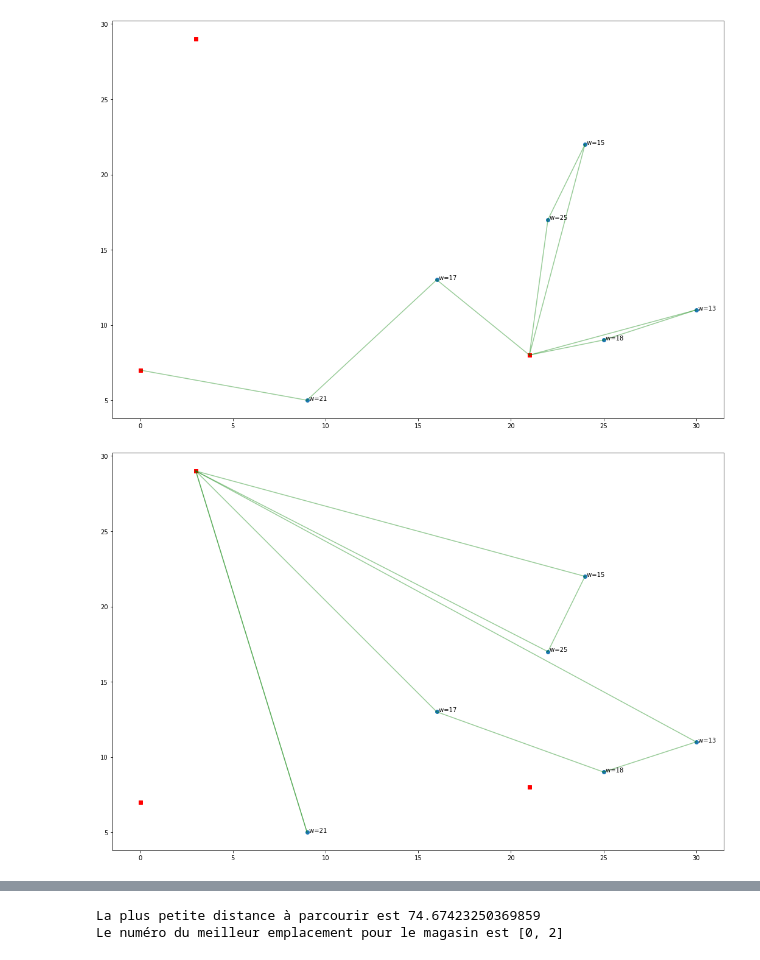
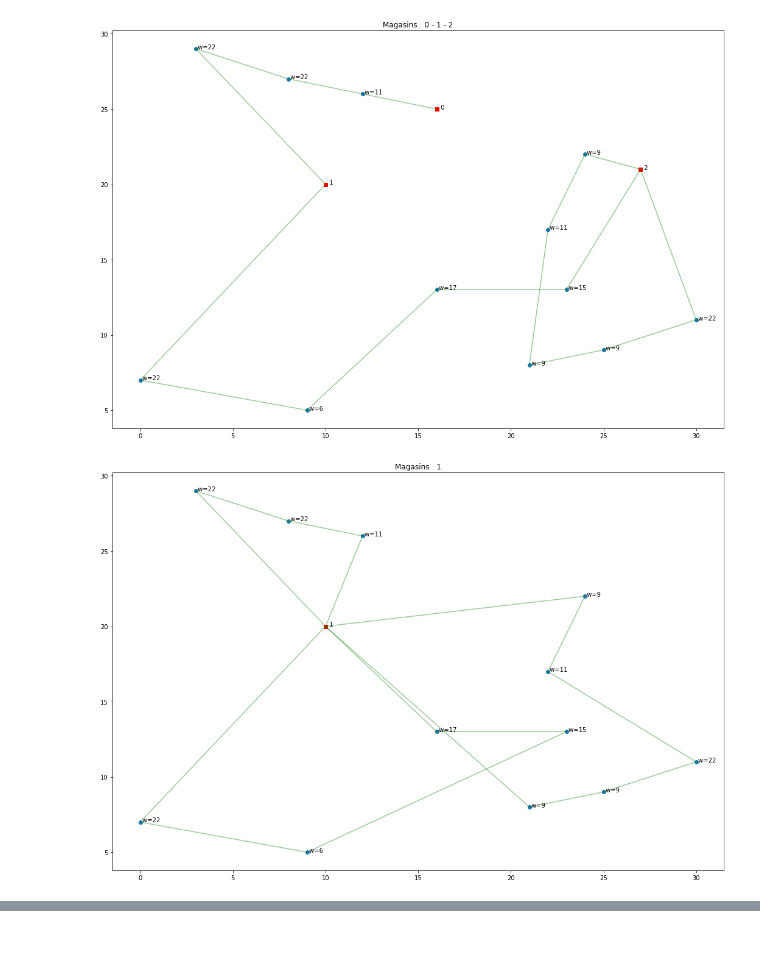
Before and after one commit to MaximeGloesener/Opti-CVRP, a Jupyter notebook: cvrp2.ipynb, the cells around one changed output, grey strips where cells are left out. Saved outputs shown, nothing was run; the diff lists cells and outputs as text; code cells hidden in the pictures.

Commit message:
add title/legend + magasins name

```diff
--- a/cvrp2.ipynb
+++ b/cvrp2.ipynb
@@ -8,8 +8,8 @@ except:
     raise Exception('Installez docplex !pip install docplex')
 from scipy.spatial import distance
 # %%
-capacité = 50 # capacité de la camionnette du marchand de poisson
-nclients = 6 # nombre de clients
+capacité = 60 # capacité de la camionnette du marchand de poisson
+nclients = 12 # nombre de clients
 nmagasins = 3 # nombre d'emplacements possibles pour les dépôts
 lbdemande = 5 # borne inférieure pour la quantité demandée par les clients
 ubdemande = 25 # borne supérieure pour la quantité demandée par les clients
@@ -49,7 +49,7 @@ def ModelInit(arcs, capacité, demandes, distances, N, magasins):
 def solver(model):
     return model.solve(clean_before_solve=True, log_output = False)
 # %%
-def affichage():
+def affichage(magasins):
     # identification des arcs actifs pour l'affichage
     arcs_actifs = []
     for val in (model.iter_binary_vars()):
@@ -58,18 +58,26 @@ def affichage():
             arcs_actifs.append((int(v[1]), int(v[2])))
     fig, ax = plt.subplots(figsize = (18,12))
     # affichage des clients
+    noms = " - ".join(map(str,magasins))
     ax.scatter(xclients, yclients)
+
     for i in N:
         plt.annotate(f' w={demandes[i]}', (xtot[str(i)], ytot[str(i)]))
 
     # affichage des magasins
-    for i in range(nmagasins):
-        plt.plot(xmagasins[i],ymagasins[i], c='r', marker='s') # affichage des magasins
+    for i in magasins:
+        plt.plot(xmagasins[i], ymagasins[i], c='r', marker='s') # affichage des magasins
+    # annotation des magasins sur la carte
+    for i in magasins:
+        plt.annotate(f'  {i}', (xmagasins[i], ymagasins[i]))
 
 
     # affichage des arcs actifs
     for i,j in arcs_actifs:
         plt.plot([xtot[str(i)], xtot[str(j)]], [ytot[str(i)], ytot[str(j)]], c='g', alpha=0.4)
+
+    # ajout des noms des magasins sur la carte
+    plt.title(f"Magasins : {noms}")
     plt.show()
 # %%
 import itertools
@@ -121,7 +129,7 @@ for c in (combi):
             best_value = value
         best_magasin = magasins
         best_solution = solution
-    affichage()
+    affichage(magasins)
     # résultats
     results[tuple(magasins)] = value
     model.clear()
@@ -134,2 +142,2 @@ print(f'Le numéro du meilleur emplacement pour le magasin est {best_magasin}')
-[figure, old version]
+[figure, new version]
-[figure, old version]
+[figure, new version]
@@ -138,4 +145,2 @@ print(f'Le numéro du meilleur emplacement pour le magasin est {best_magasin}')
-La plus petite distance à parcourir est 74.67423250369859
-Le numéro du meilleur emplacement pour le magasin est [0, 2]
 # %%
 # on récupère les différentes combinaisons de magasins avec leur distance
```
Also changed, not shown: parts of 3 cells of this notebook.
